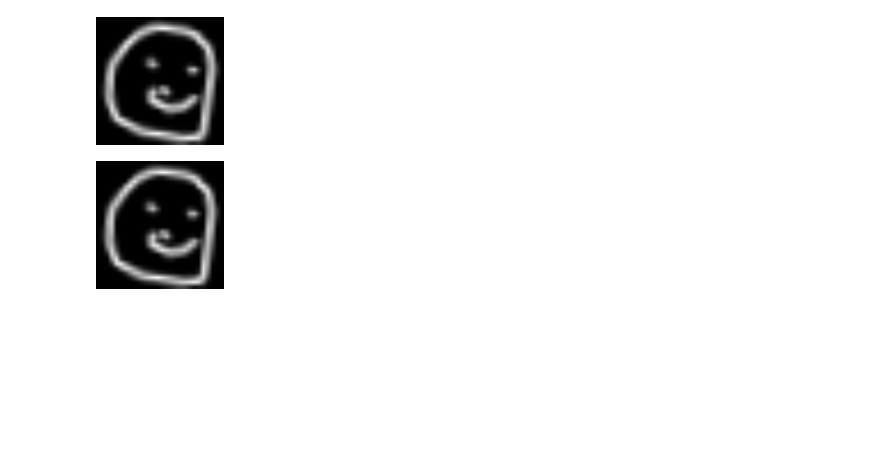
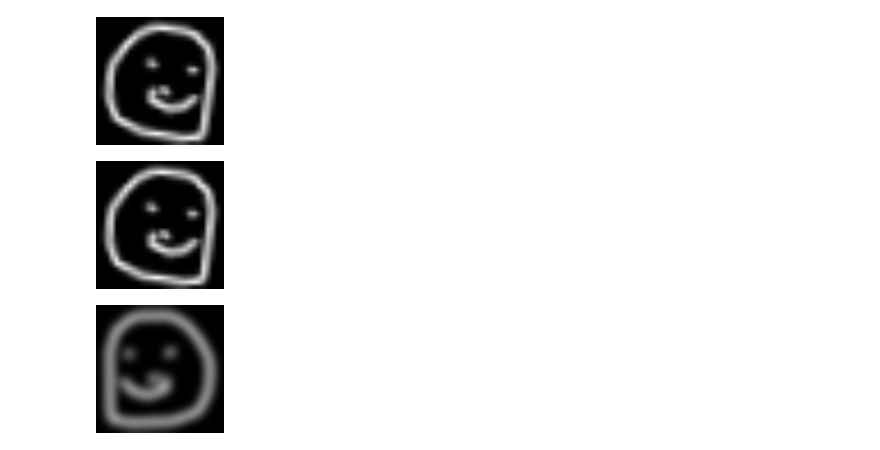
Before and after one commit to framunoz/wgan-gp, a Jupyter notebook: wgan_gp_vae/test.ipynb, the cells around one changed output. Saved outputs shown, nothing was run; the diff lists cells and outputs as text; code cells hidden in the pictures; blank space fills up the shorter version.

```diff
--- a/wgan_gp_vae/test.ipynb
+++ b/wgan_gp_vae/test.ipynb
@@ -132,3 +131,14 @@ dataset[0][0]
 dataset[0][0]
 # %% [output]
 [figure]
+# %%
+k_size = 17
+sigma = 5
+transform = T.Compose([
+    T.Resize(128),
+    T.GaussianBlur(kernel_size=k_size, sigma=sigma),
+])
+dataset = QuickDraw(transform=transform, **kwargs)
+dataset[0][0]
+# %% [output]
+[figure, added]
```
Also changed, not shown: parts of 8 cells of this notebook, 6 other files.
